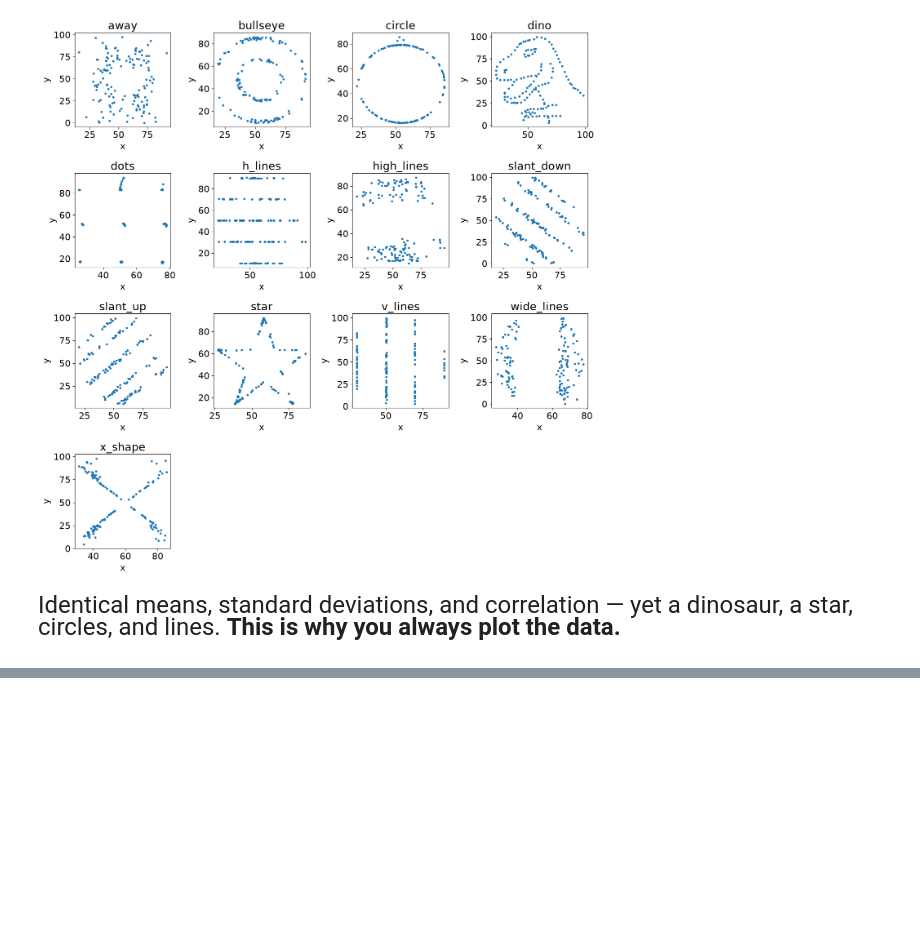
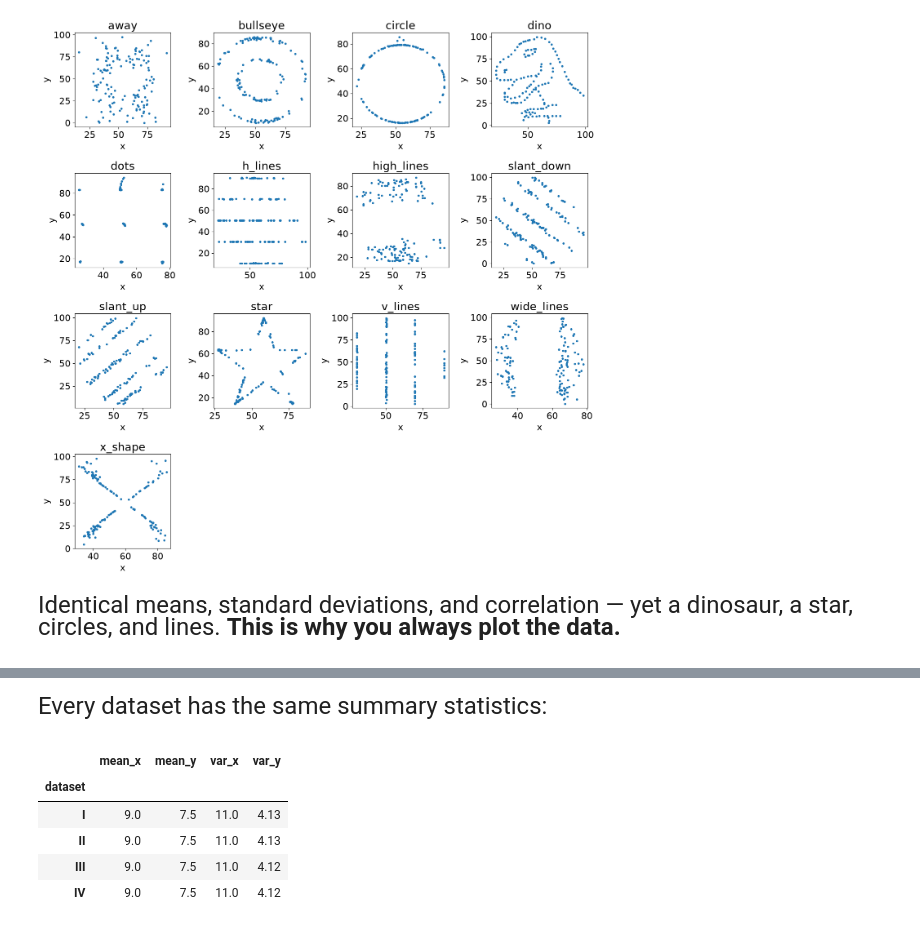
Before and after one commit to Victor-Palacios/eda, a Jupyter notebook: Data Cleaning and Exploratory Data Analysis/notebooks/01_datasaurus_always_plot.ipynb, the cells around one changed output, grey strips where cells are left out. Drawn from its saved outputs; the diff is of its cells as text; code cells hidden in the pictures; blank space fills up the shorter version.

```diff
--- a/Data Cleaning and Exploratory Data Analysis/notebooks/01_datasaurus_always_plot.ipynb
+++ b/Data Cleaning and Exploratory Data Analysis/notebooks/01_datasaurus_always_plot.ipynb
@@ -146,0 +175,20 @@ Identical means, standard deviations, and correlation — yet a dinosaur, a star
+# %% [markdown]
+<div style="font-size: 24px; line-height: 1.6;">
+
+Every dataset has the same summary statistics:
+
+</div>
+# %%
+anscombe.groupby("dataset").agg(
+    mean_x=("x", "mean"),
+    mean_y=("y", "mean"),
+    var_x=("x", "var"),
+    var_y=("y", "var"),
+).round(2)
+# %% [output]
+|  | mean_x | mean_y | var_x | var_y |
+| dataset |  |  |  |  |
+| I | 9.0 | 7.5 | 11.0 | 4.13 |
+| II | 9.0 | 7.5 | 11.0 | 4.13 |
+| III | 9.0 | 7.5 | 11.0 | 4.12 |
+| IV | 9.0 | 7.5 | 11.0 | 4.12 |
```
Also changed, not shown: parts of 9 cells of this notebook, 8 other files.
